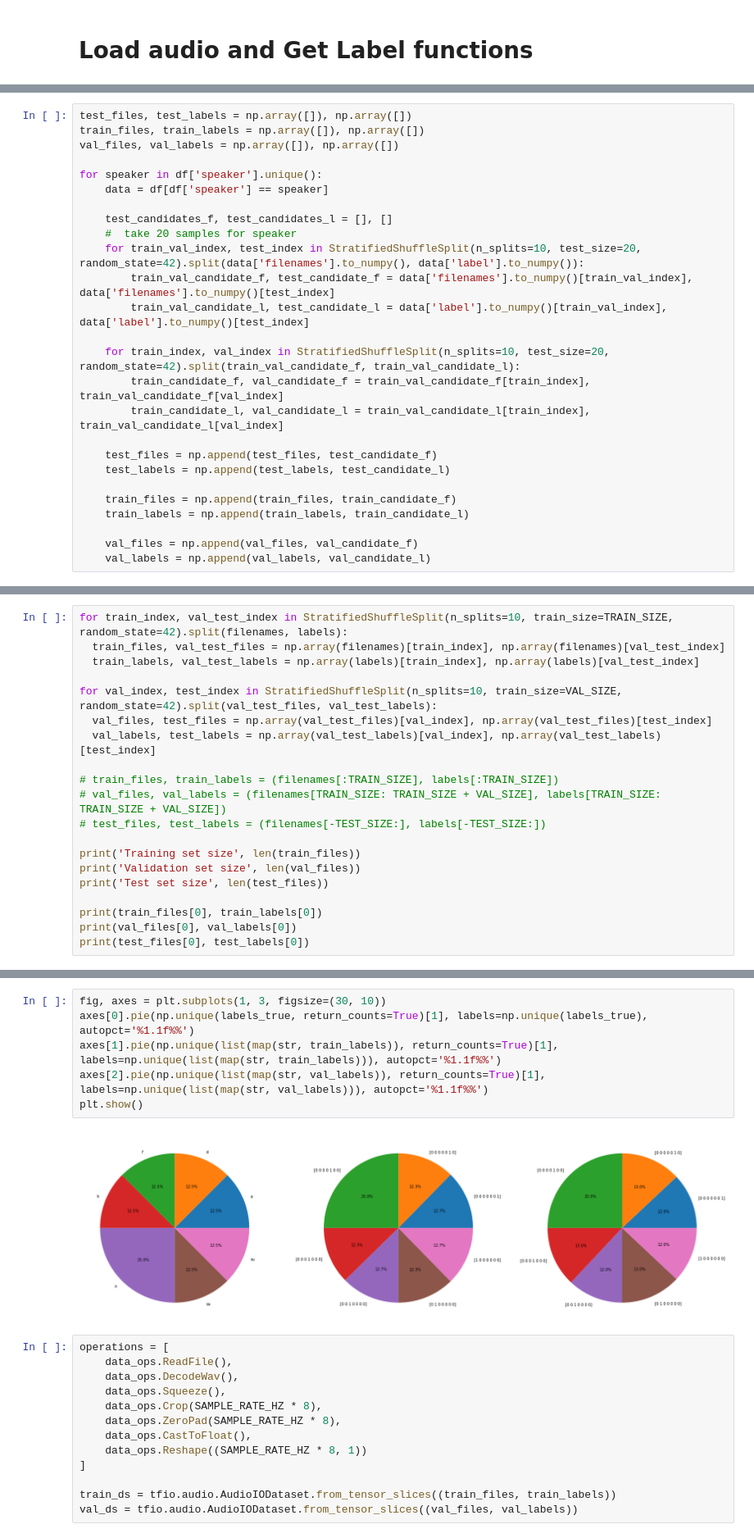
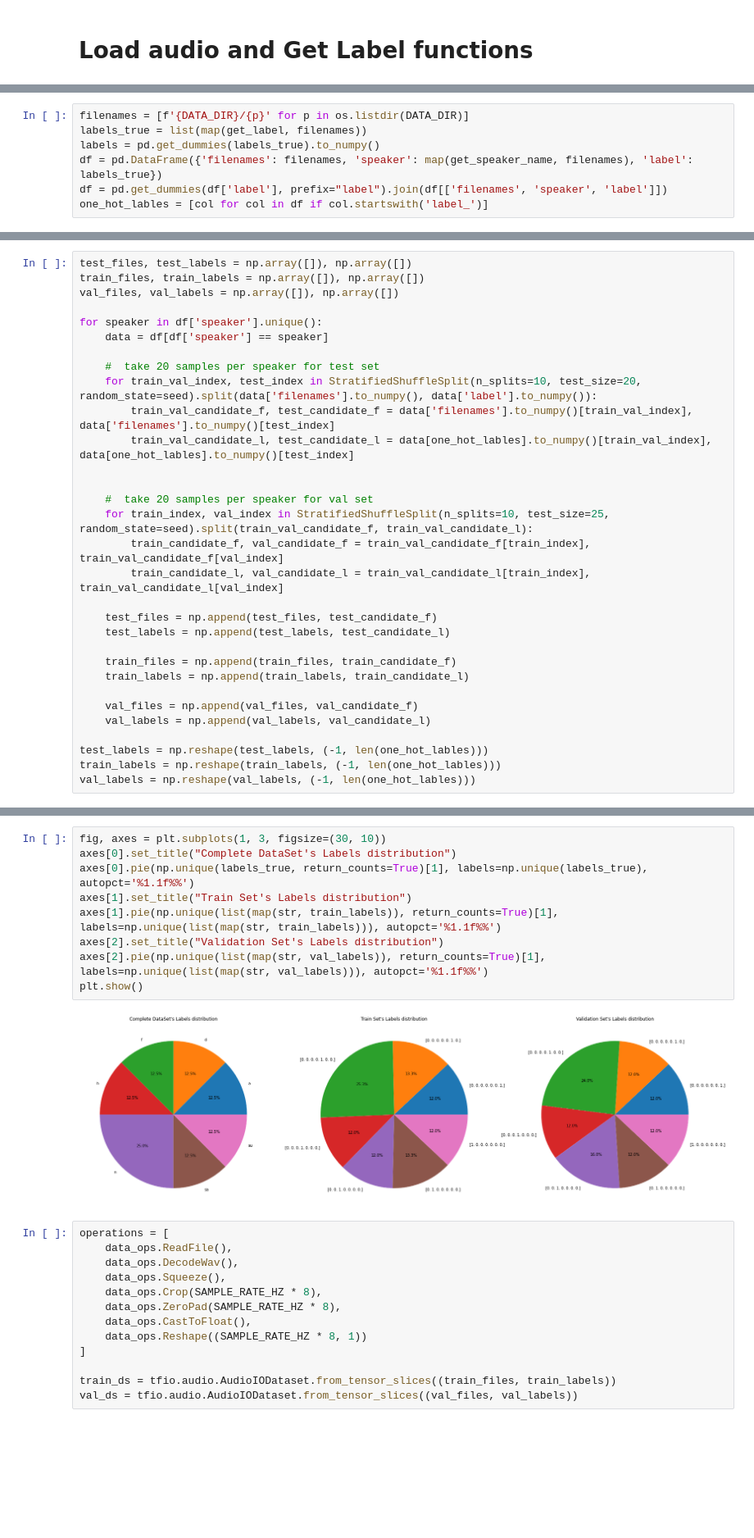
Before and after one commit to alejack9/Speech-Emotion-Recognition, a Jupyter notebook: Paper/paper.ipynb, the cells around one changed output, grey strips where cells are left out. Shown at 82% size. Cells and saved outputs as stored; diff of their text form; blank space fills up the shorter version.

Commit message:
fix train val split

```diff
--- a/Paper/paper.ipynb
+++ b/Paper/paper.ipynb
@@ -72,0 +66,7 @@ plt.show()
+# %%
+filenames = [f'{DATA_DIR}/{p}' for p in os.listdir(DATA_DIR)]
+labels_true = list(map(get_label, filenames))
+labels = pd.get_dummies(labels_true).to_numpy()
+df = pd.DataFrame({'filenames': filenames, 'speaker': map(get_speaker_name, filenames), 'label': labels_true})
+df = pd.get_dummies(df['label'], prefix="label").join(df[['filenames', 'speaker', 'label']])
+one_hot_lables = [col for col in df if col.startswith('label_')]
@@ -78,13 +86,14 @@ val_files, val_labels = np.array([]), np.array([])
 for speaker in df['speaker'].unique():
     data = df[df['speaker'] == speaker]
 
-    test_candidates_f, test_candidates_l = [], []
-    #  take 20 samples for speaker
-    for train_val_index, test_index in StratifiedShuffleSplit(n_splits=10, test_size=20, random_state=42).split(data['filenames'].to_numpy(), data['label'].to_numpy()):
+    #  take 20 samples per speaker for test set
+    for train_val_index, test_index in StratifiedShuffleSplit(n_splits=10, test_size=20, random_state=seed).split(data['filenames'].to_numpy(), data['label'].to_numpy()):
         train_val_candidate_f, test_candidate_f = data['filenames'].to_numpy()[train_val_index], data['filenames'].to_numpy()[test_index]
-        train_val_candidate_l, test_candidate_l = data['label'].to_numpy()[train_val_index], data['label'].to_numpy()[test_index]
+        train_val_candidate_l, test_candidate_l = data[one_hot_lables].to_numpy()[train_val_index], data[one_hot_lables].to_numpy()[test_index]
 
-    for train_index, val_index in StratifiedShuffleSplit(n_splits=10, test_size=20, random_state=42).split(train_val_candidate_f, train_val_candidate_l):
+
+    #  take 20 samples per speaker for val set
+    for train_index, val_index in StratifiedShuffleSplit(n_splits=10, test_size=25, random_state=seed).split(train_val_candidate_f, train_val_candidate_l):
         train_candidate_f, val_candidate_f = train_val_candidate_f[train_index], train_val_candidate_f[val_index]
         train_candidate_l, val_candidate_l = train_val_candidate_l[train_index], train_val_candidate_l[val_index]
 
@@ -96,3 +105,7 @@ for speaker in df['speaker'].unique():
 
     val_files = np.append(val_files, val_candidate_f)
     val_labels = np.append(val_labels, val_candidate_l)
+
+test_labels = np.reshape(test_labels, (-1, len(one_hot_lables)))
+train_labels = np.reshape(train_labels, (-1, len(one_hot_lables)))
+val_labels = np.reshape(val_labels, (-1, len(one_hot_lables)))
@@ -103,20 +111,0 @@ labels = pd.get_dummies(list(map(get_label, filenames))).to_numpy()
-# %%
-for train_index, val_test_index in StratifiedShuffleSplit(n_splits=10, train_size=TRAIN_SIZE, random_state=42).split(filenames, labels):
-  train_files, val_test_files = np.array(filenames)[train_index], np.array(filenames)[val_test_index]
-  train_labels, val_test_labels = np.array(labels)[train_index], np.array(labels)[val_test_index]
-
-for val_index, test_index in StratifiedShuffleSplit(n_splits=10, train_size=VAL_SIZE, random_state=42).split(val_test_files, val_test_labels):
-  val_files, test_files = np.array(val_test_files)[val_index], np.array(val_test_files)[test_index]
-  val_labels, test_labels = np.array(val_test_labels)[val_index], np.array(val_test_labels)[test_index]
-
-# train_files, train_labels = (filenames[:TRAIN_SIZE], labels[:TRAIN_SIZE])
-# val_files, val_labels = (filenames[TRAIN_SIZE: TRAIN_SIZE + VAL_SIZE], labels[TRAIN_SIZE: TRAIN_SIZE + VAL_SIZE])
-# test_files, test_labels = (filenames[-TEST_SIZE:], labels[-TEST_SIZE:])
-
-print('Training set size', len(train_files))
-print('Validation set size', len(val_files))
-print('Test set size', len(test_files))
-
-print(train_files[0], train_labels[0])
-print(val_files[0], val_labels[0])
-print(test_files[0], test_labels[0])
@@ -130,11 +127,14 @@ Test set size 80
 # %%
 fig, axes = plt.subplots(1, 3, figsize=(30, 10))
+axes[0].set_title("Complete DataSet's Labels distribution")
 axes[0].pie(np.unique(labels_true, return_counts=True)[1], labels=np.unique(labels_true), autopct='%1.1f%%')
+axes[1].set_title("Train Set's Labels distribution")
 axes[1].pie(np.unique(list(map(str, train_labels)), return_counts=True)[1], labels=np.unique(list(map(str, train_labels))), autopct='%1.1f%%')
+axes[2].set_title("Validation Set's Labels distribution")
 axes[2].pie(np.unique(list(map(str, val_labels)), return_counts=True)[1], labels=np.unique(list(map(str, val_labels))), autopct='%1.1f%%')
 plt.show()
 # %% [output]
-[figure, old version]
+[figure, new version]
 # %%
 operations = [
     data_ops.ReadFile(),
```
Also changed, not shown: parts of 16 cells of this notebook.
